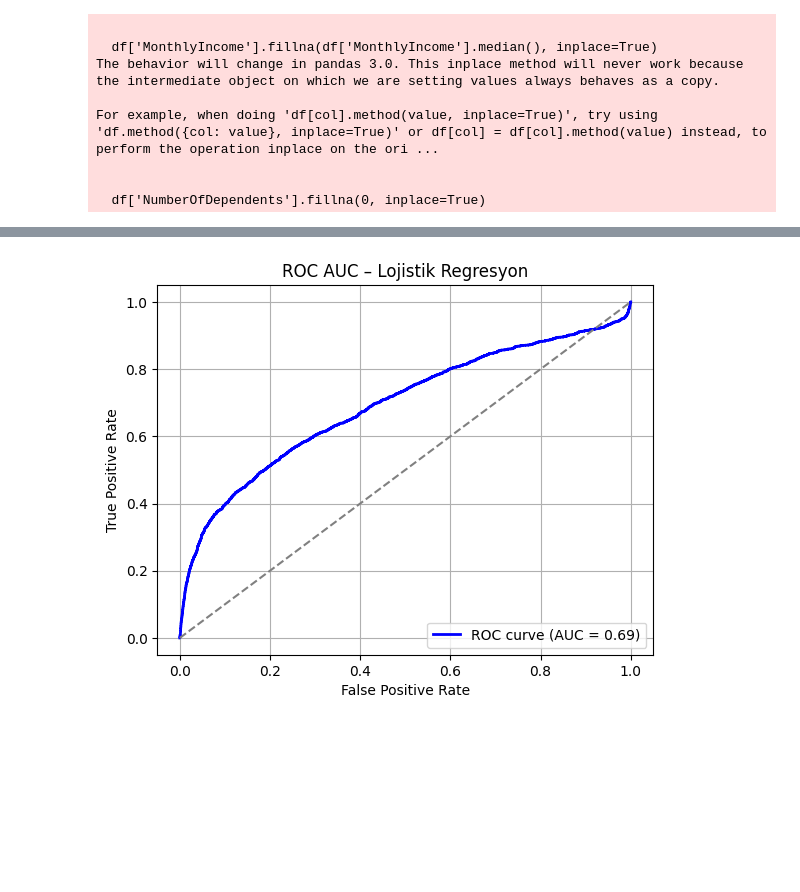
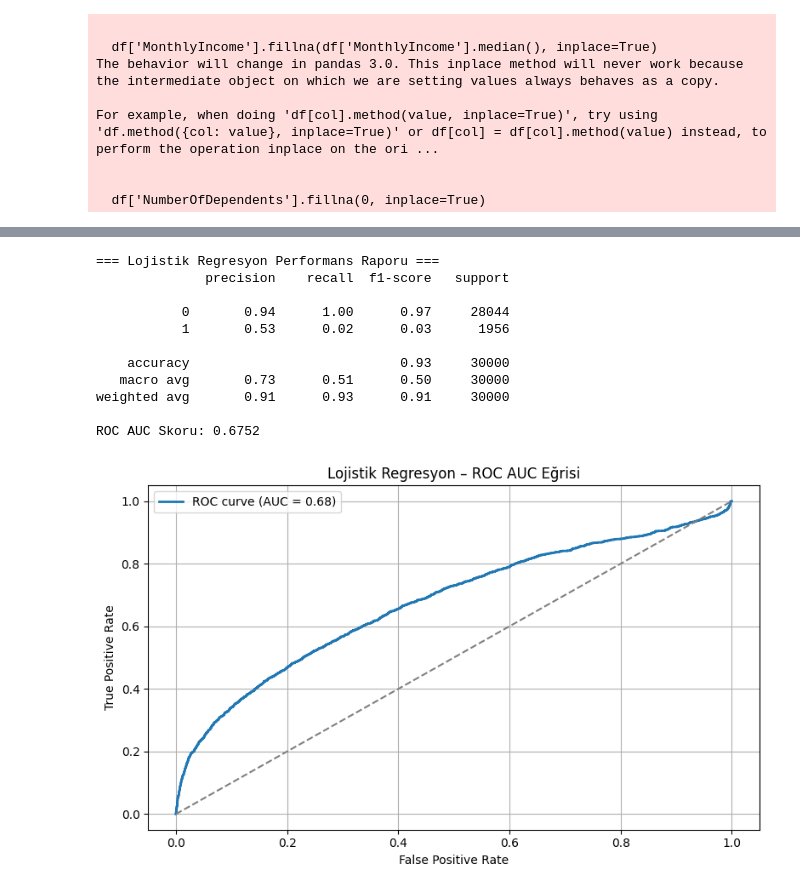
Before and after one commit to furkanardadincer/CreditRiskPrediction, a Jupyter notebook: LRegression_KrediRiskTahmini.ipynb, the cells around one changed output, grey strips where cells are left out. Cells and saved outputs as stored; diff of their text form; code cells hidden in the pictures; blank space fills up the shorter version.

```diff
--- a/LRegression_KrediRiskTahmini.ipynb
+++ b/LRegression_KrediRiskTahmini.ipynb
@@ -76,0 +44,17 @@ ROC AUC Skoru: 0.6928
+# %%
+# Modeli tanımla
+sgd_model = SGDClassifier(loss='log_loss', learning_rate='constant', eta0=0.01, max_iter=1, warm_start=True)
+# %%
+# Eğitim simülasyonu (epoch bazlı)
+epochs = 20
+train_acc = []
+val_acc = []
+# %%
+for epoch in range(epochs):
+    sgd_model.fit(X_train, y_train)
+
+    y_train_pred = sgd_model.predict(X_train)
+    y_val_pred = sgd_model.predict(X_test)
+
+    train_acc.append(accuracy_score(y_train, y_train_pred))
+    val_acc.append(accuracy_score(y_test, y_val_pred))
@@ -77,15 +74,34 @@ ROC AUC Skoru: 0.6928
+# %%
+y_proba = sgd_model.predict_proba(X_test)[:, 1]
+fpr, tpr, _ = roc_curve(y_test, y_proba)
+roc_auc = auc(fpr, tpr)
+
+print("=== Lojistik Regresyon Performans Raporu ===")
+print(classification_report(y_test, sgd_model.predict(X_test)))
+print(f"ROC AUC Skoru: {roc_auc:.4f}")
+# %% [output]
+=== Lojistik Regresyon Performans Raporu ===
+              precision    recall  f1-score   support
+
+           0       0.94      1.00      0.97     28044
+           1       0.53      0.02      0.03      1956
+
+    accuracy                           0.93     30000
+   macro avg       0.73      0.51      0.50     30000
+weighted avg       0.91      0.93      0.91     30000
+
+ROC AUC Skoru: 0.6752
 # %%
-# ROC AUC Eğrisi
-fpr, tpr, thresholds = roc_curve(y_test, y_proba_log)
-roc_auc = roc_auc_score(y_test, y_proba_log)
-plt.figure()
-plt.plot(fpr, tpr, color='blue', lw=2, label=f'ROC curve (AUC = {roc_auc:.2f})')
+# ROC Eğrisi
+plt.figure(figsize=(8, 5))
+plt.plot(fpr, tpr, label=f'ROC curve (AUC = {roc_auc:.2f})', linewidth=2)
 plt.plot([0, 1], [0, 1], linestyle='--', color='gray')
 plt.xlabel('False Positive Rate')
 plt.ylabel('True Positive Rate')
-plt.title('ROC AUC – Lojistik Regresyon')
-plt.legend(loc="lower right")
-plt.grid()
+plt.title('Lojistik Regresyon – ROC AUC Eğrisi')
+plt.legend()
+plt.grid(True)
+plt.tight_layout()
 plt.show()
 # %% [output]
-[figure, old version]
+[figure, new version]
```
Also changed, not shown: parts of 10 cells of this notebook.
